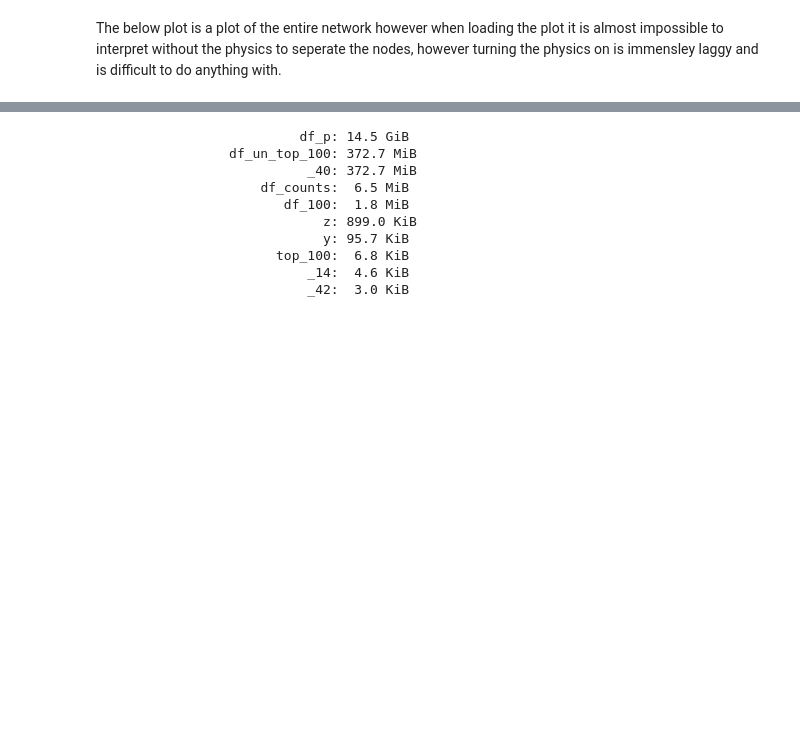
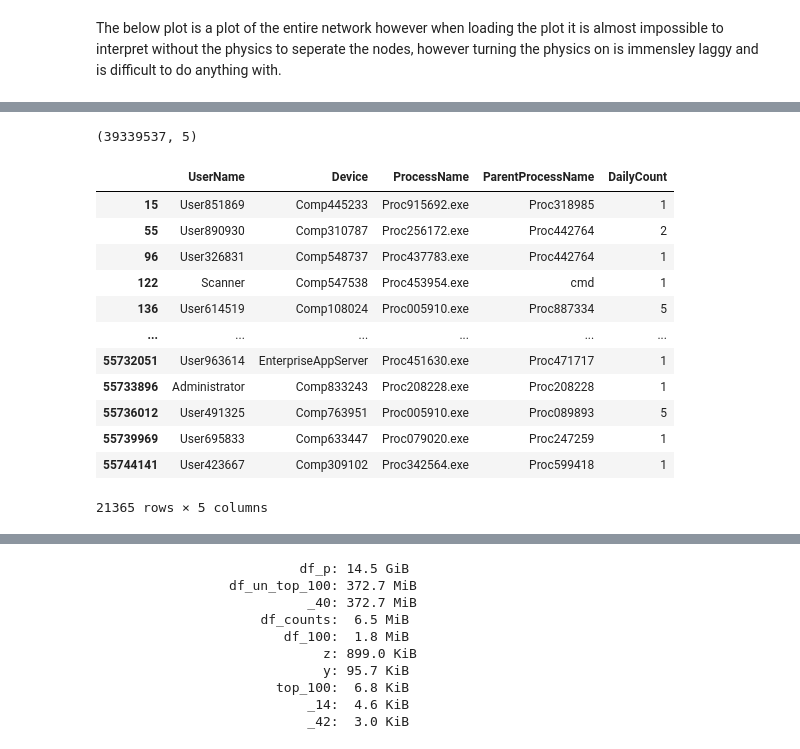
Before and after one commit to gabejg/Advanced-Cyber-Analytics-for-Attack-Detection, a Jupyter notebook: Gabriel/EDA/Process.ipynb, the cells around one changed output, grey strips where cells are left out. Saved outputs shown, nothing was run; the diff lists cells and outputs as text; code cells hidden in the pictures; blank space fills up the shorter version.

```diff
--- a/Gabriel/EDA/Process.ipynb
+++ b/Gabriel/EDA/Process.ipynb
@@ -512,0 +523,2 @@ Completed in :0:00:33.859096
+# %%
+df_un_top_10000_mk2 = df_un_top_10000.drop_duplicates(subset=["UserName","Device"])
@@ -512,0 +529,4 @@ Completed in :0:00:33.859096
+# %%
+df_un_top_10000.shape
+# %% [output]
+(39339537, 5)
@@ -512,0 +539,22 @@ Completed in :0:00:33.859096
+# %%
+counts_2 = df_un_top_10000_mk2["UserName"].value_counts()
+# %%
+counts_3 = counts_2[counts_2 > 1]
+# %%
+df_un_top_10000_mk3 = df_un_top_10000_mk2[df_un_top_10000_mk2.UserName.isin(counts_3.index)]
+# %%
+df_un_top_10000_mk3
+# %% [output]
+|  | UserName | Device | ProcessName | ParentProcessName | DailyCount |
+| 15 | User851869 | Comp445233 | Proc915692.exe | Proc318985 | 1 |
+| 55 | User890930 | Comp310787 | Proc256172.exe | Proc442764 | 2 |
+| 96 | User326831 | Comp548737 | Proc437783.exe | Proc442764 | 1 |
+| 122 | Scanner | Comp547538 | Proc453954.exe | cmd | 1 |
+| 136 | User614519 | Comp108024 | Proc005910.exe | Proc887334 | 5 |
+| ... | ... | ... | ... | ... | ... |
+| 55732051 | User963614 | EnterpriseAppServer | Proc451630.exe | Proc471717 | 1 |
+| 55733896 | Administrator | Comp833243 | Proc208228.exe | Proc208228 | 1 |
+| 55736012 | User491325 | Comp763951 | Proc005910.exe | Proc089893 | 5 |
+| 55739969 | User695833 | Comp633447 | Proc079020.exe | Proc247259 | 1 |
+| 55744141 | User423667 | Comp309102 | Proc342564.exe | Proc599418 | 1 |
+21365 rows × 5 columns
```
Also changed, not shown: parts of 44 cells of this notebook, 30 other files.
